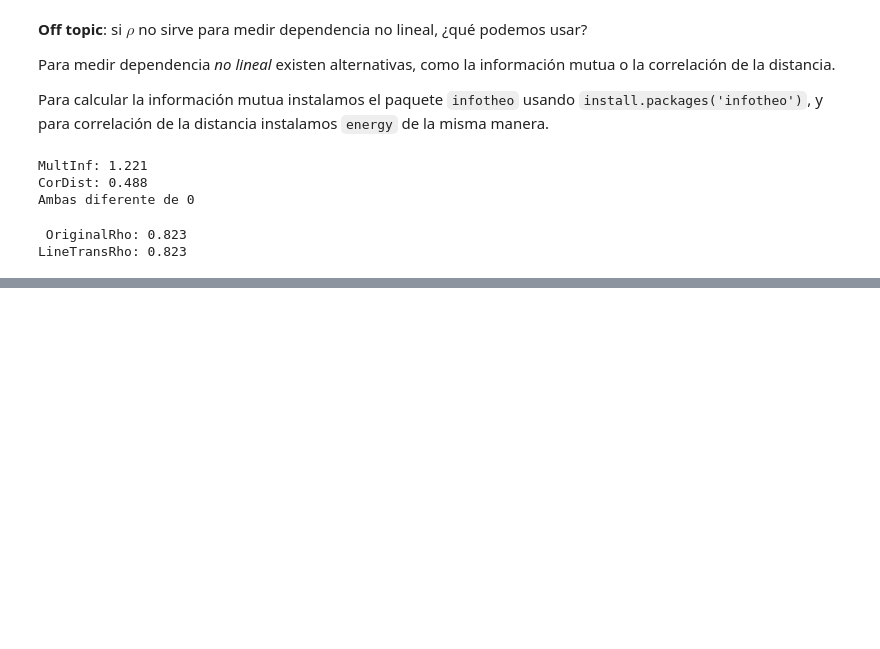
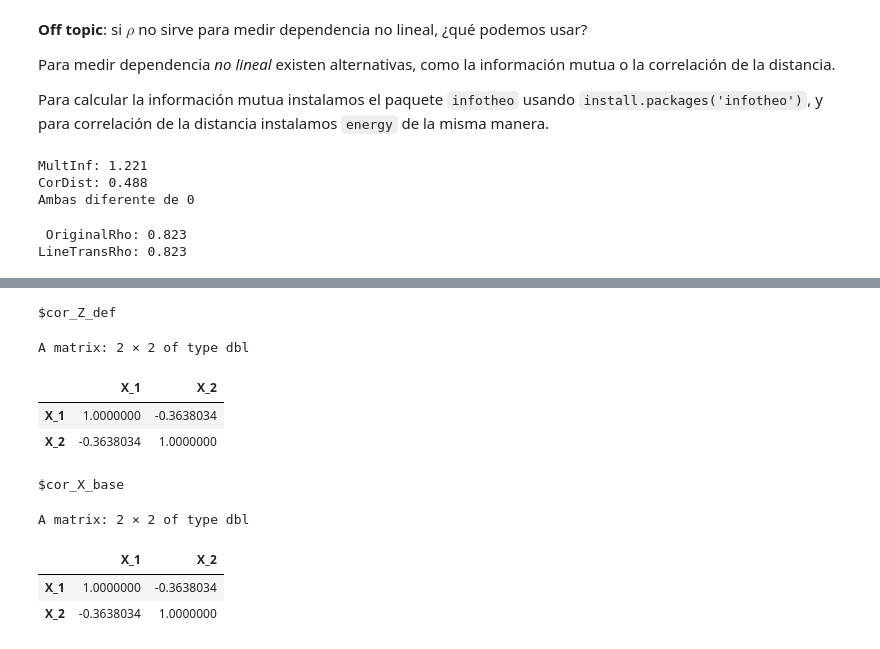
Before and after one commit to jealcalat/Analisis_multivariado-deprecated-, a Jupyter notebook: 1_variables_aleatorias_multivariadas/1.1_correlaciones_covarianzas.ipynb, the cells around one changed output, grey strips where cells are left out. Saved outputs shown, nothing was run; the diff lists cells and outputs as text; code cells hidden in the pictures; blank space fills up the shorter version.

```diff
--- a/1_variables_aleatorias_multivariadas/1.1_correlaciones_covarianzas.ipynb
+++ b/1_variables_aleatorias_multivariadas/1.1_correlaciones_covarianzas.ipynb
@@ -406,0 +585,20 @@ $$
+# %%
+# e1. 15: corroborar que da la misma matriz de correlaciones que la función de R nativa
+Z <- scale(X)
+cor_Z_def <- (1 / (nrow(X) - 1)) * t(Z) %*% Z
+cor_X_base <- cor(X)
+list(
+  cor_Z_def = cor_Z_def,
+  cor_X_base = cor_X_base
+)
+# %% [output]
+$cor_Z_def
+A matrix: 2 × 2 of type dbl
+|  | X_1 | X_2 |
+| X_1 | 1.0000000 | -0.3638034 |
+| X_2 | -0.3638034 | 1.0000000 |
+$cor_X_base
+A matrix: 2 × 2 of type dbl
+|  | X_1 | X_2 |
+| X_1 | 1.0000000 | -0.3638034 |
+| X_2 | -0.3638034 | 1.0000000 |
```
Also changed, not shown: parts of 8 cells of this notebook.
